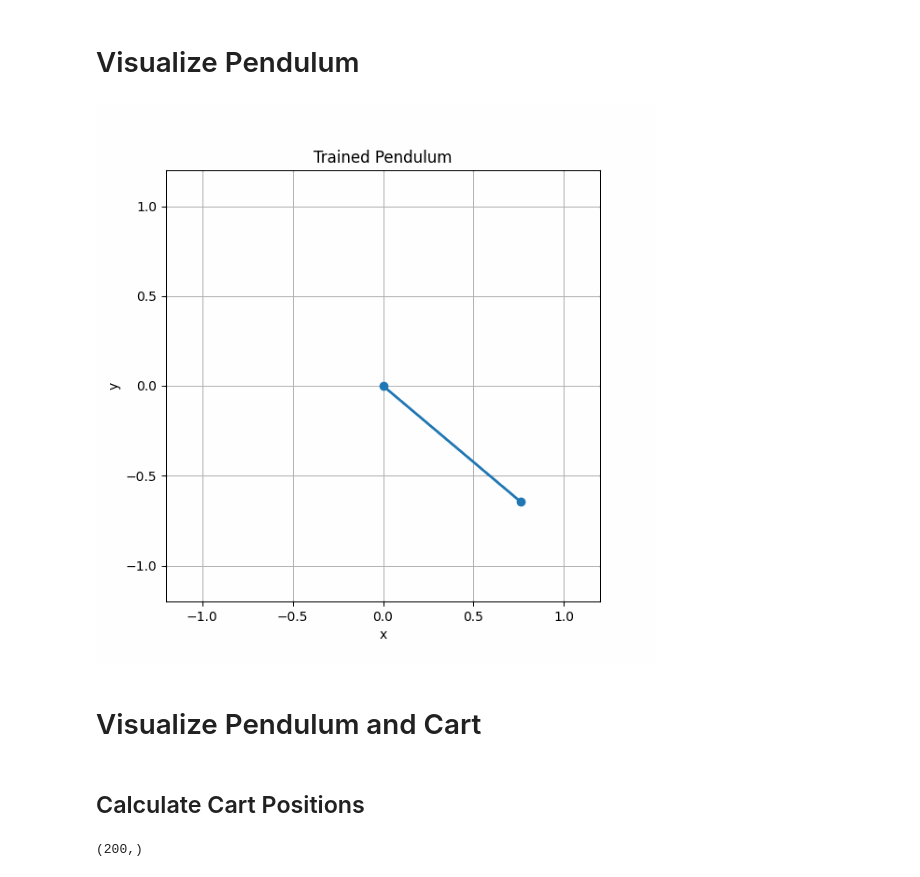
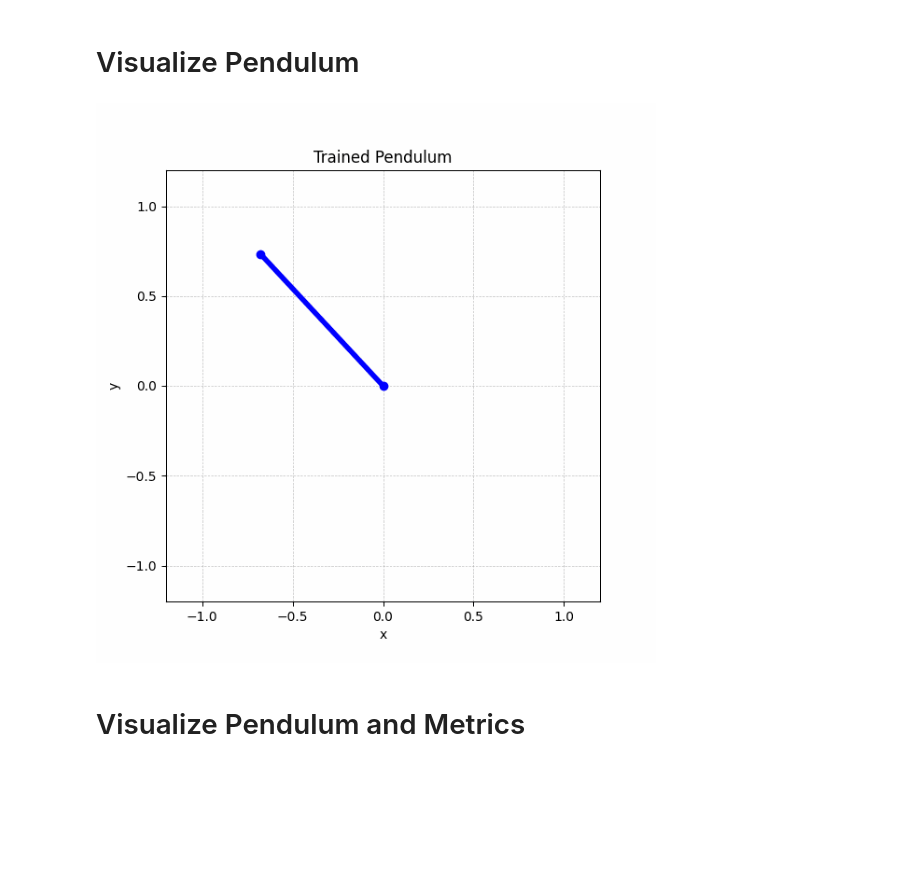
Before and after one commit to ScottFortune/inverted-pendulum-es, a Jupyter notebook: notebooks/05_visualization.ipynb, the cells around one changed output. Drawn from its saved outputs; the diff is of its cells as text; code cells hidden in the pictures; blank space fills up the shorter version.

Commit message:
add visualization with real time metrics

```diff
--- a/notebooks/05_visualization.ipynb
+++ b/notebooks/05_visualization.ipynb
@@ -103,41 +100,35 @@ L = env.L
 x = L * np.sin(angles)
 y = L * np.cos(angles)
 
 # Create figure and plot
 fig, ax = plt.subplots(figsize=(6, 6))
 ax.set_xlim(-L - 0.2, L + 0.2)
 ax.set_ylim(-L - 0.2, L + 0.2)
 ax.set_xlabel("x")
 ax.set_ylabel("y")
 ax.set_title("Trained Pendulum")
-ax.grid(True)
+ax.grid(True, color='gray', linestyle='--', linewidth=0.5, alpha=0.5)
 
-line, = ax.plot([], [], 'o-', lw=2)
+line, = ax.plot([], [], 'o-', lw=4, color='blue')
 
 def init():
     line.set_data([], [])
     return line,
 
 def update(i):
     line.set_data([0, x[i]], [0, y[i]])
     return line,
 
 ani = animation.FuncAnimation(fig, update, frames=len(x), init_func=init, interval=30, blit=True)
 
 # Save to GIF
 gif_path = "../figs/trained_pendulum.gif"
 ani.save(gif_path, writer="pillow", fps=30)
 plt.close()
 
 # Display the GIF
 Image(filename=gif_path)
 # %% [output]
-[figure, old version]
+[figure, new version]
 # %% [markdown]
-# Visualize Pendulum and Cart
+# Visualize Pendulum and Metrics
-# %% [markdown]
-## Calculate Cart Positions
-# %%
-print(actions.shape)
-# %% [output]
-(200,)
```
Also changed, not shown: parts of 4 cells of this notebook, 5 other files.
